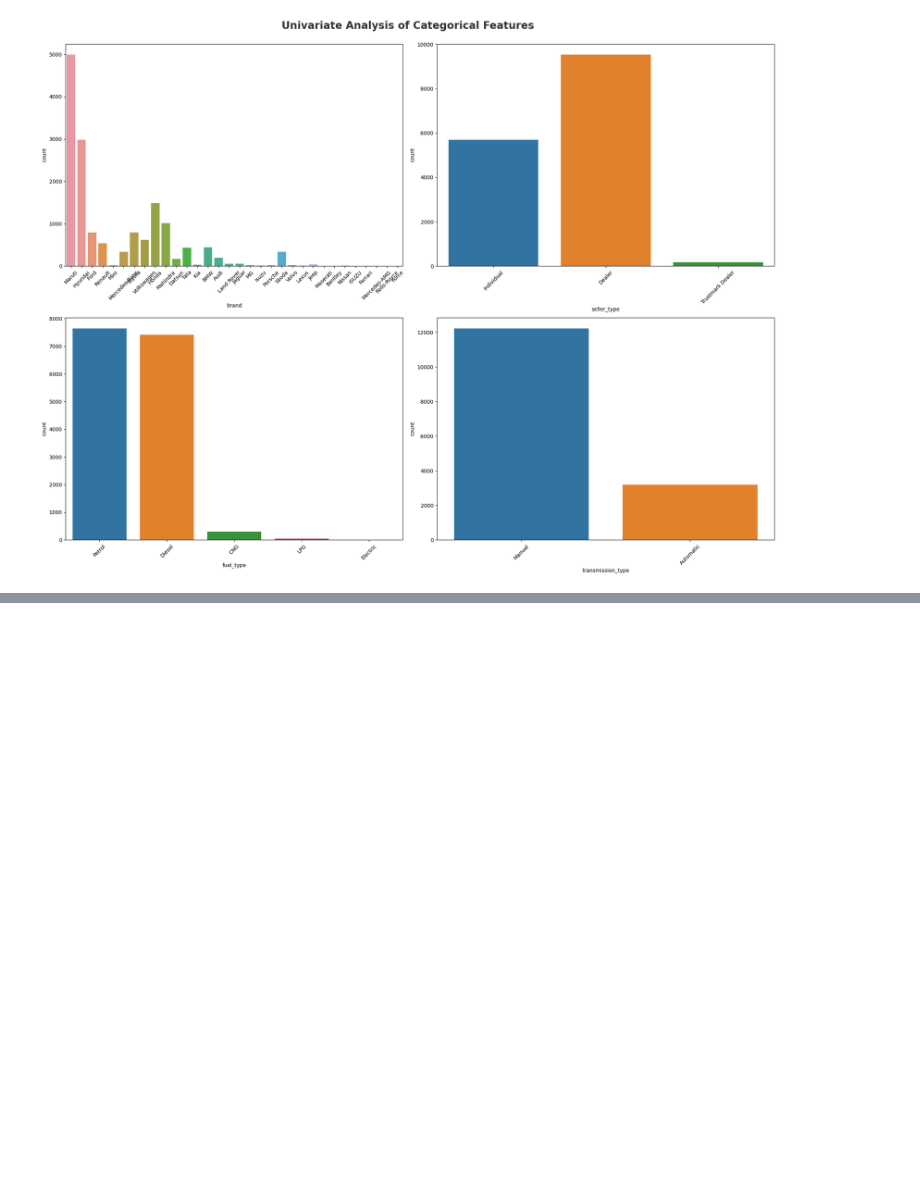
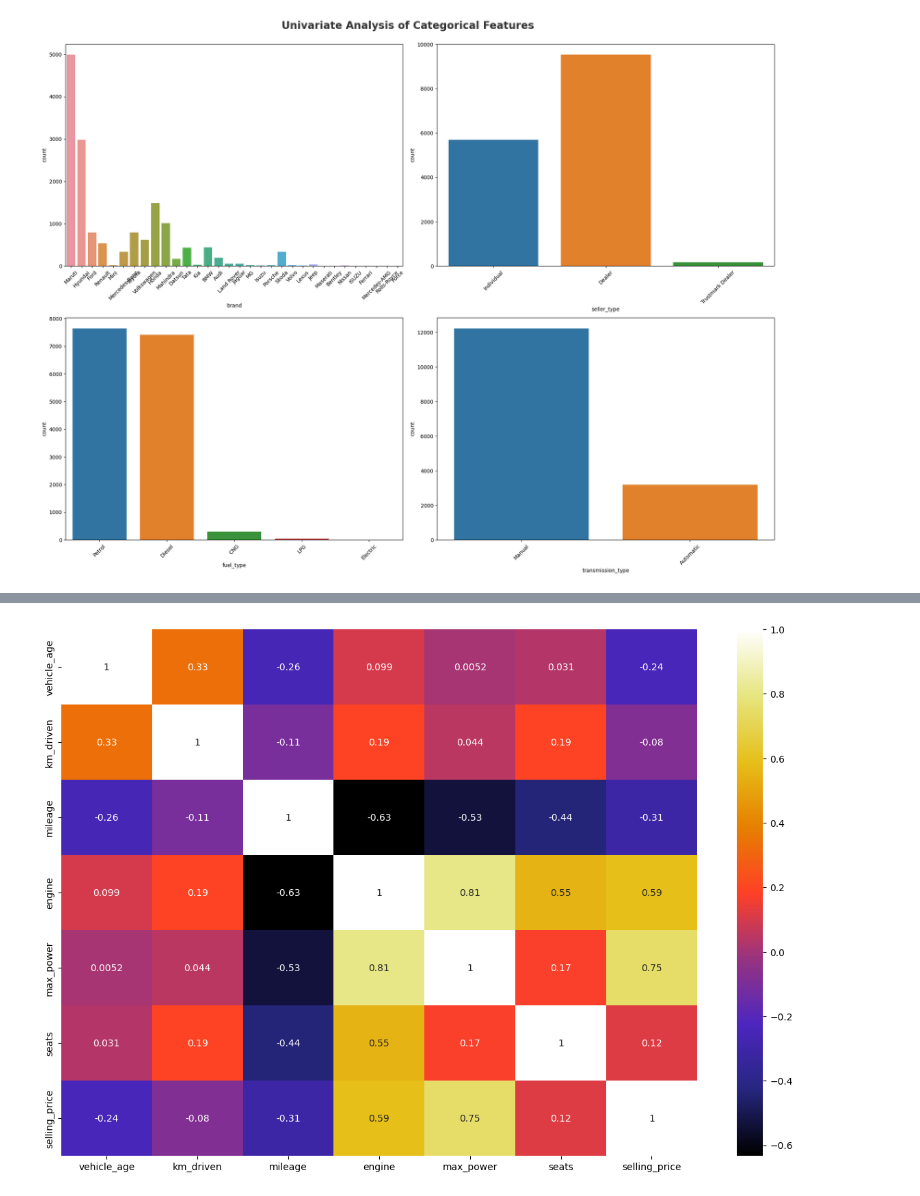
Before and after one commit to manishkr1754/CarDekho_Used_Car_Price_Prediction, a Jupyter notebook: notebooks/1. EDA Used Car Price Prediction.ipynb, the cells around one changed output, grey strips where cells are left out. Cells and saved outputs as stored; diff of their text form; code cells hidden in the pictures; blank space fills up the shorter version.

```diff
--- a/notebooks/1. EDA Used Car Price Prediction.ipynb
+++ b/notebooks/1. EDA Used Car Price Prediction.ipynb
@@ -220,0 +238,6 @@ for i in range(0, len(cat1)):
+# %%
+plt.figure(figsize = (15,10))
+sns.heatmap(df[numeric_features].corr(), cmap="CMRmap", annot=True)
+plt.show()
+# %% [output]
+[figure, added]
```
Also changed, not shown: parts of 4 cells of this notebook.
